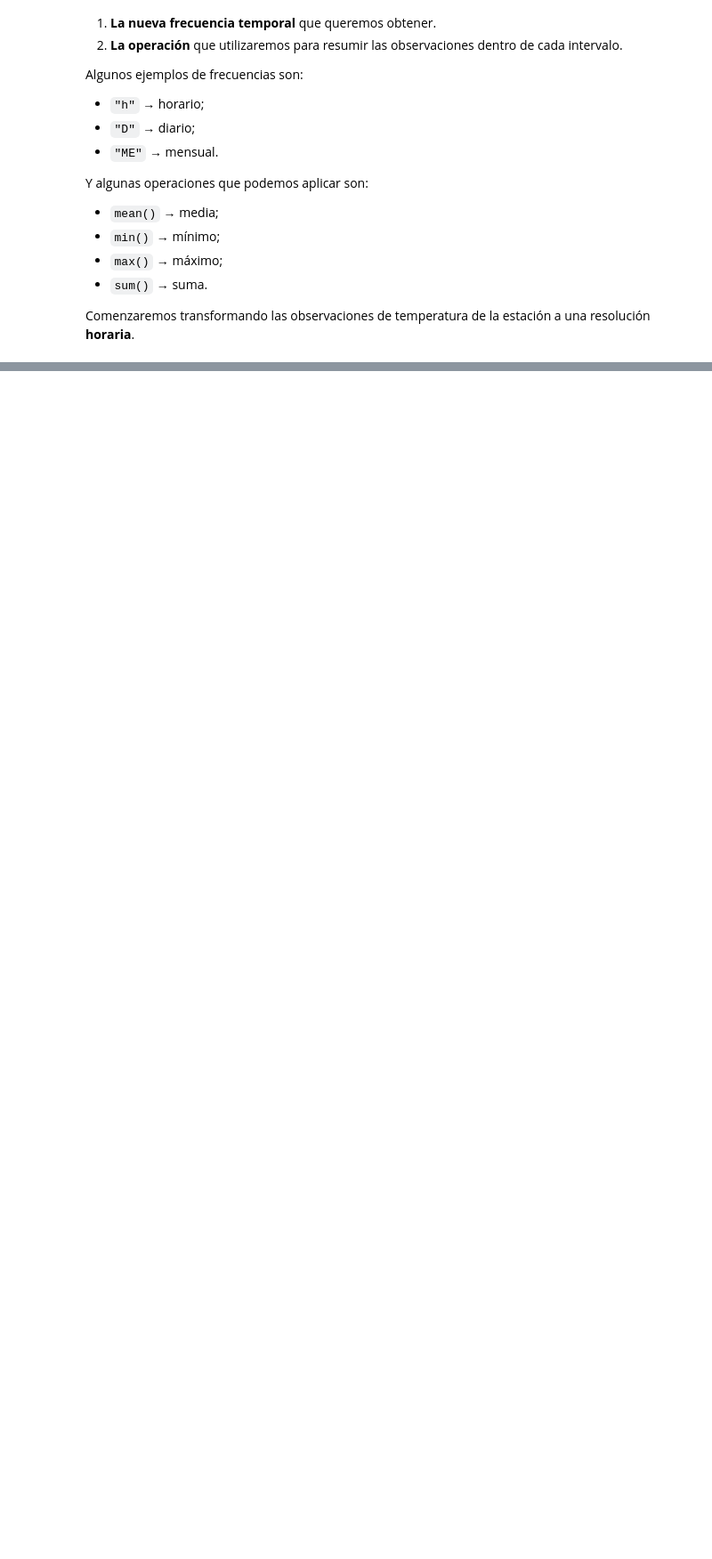
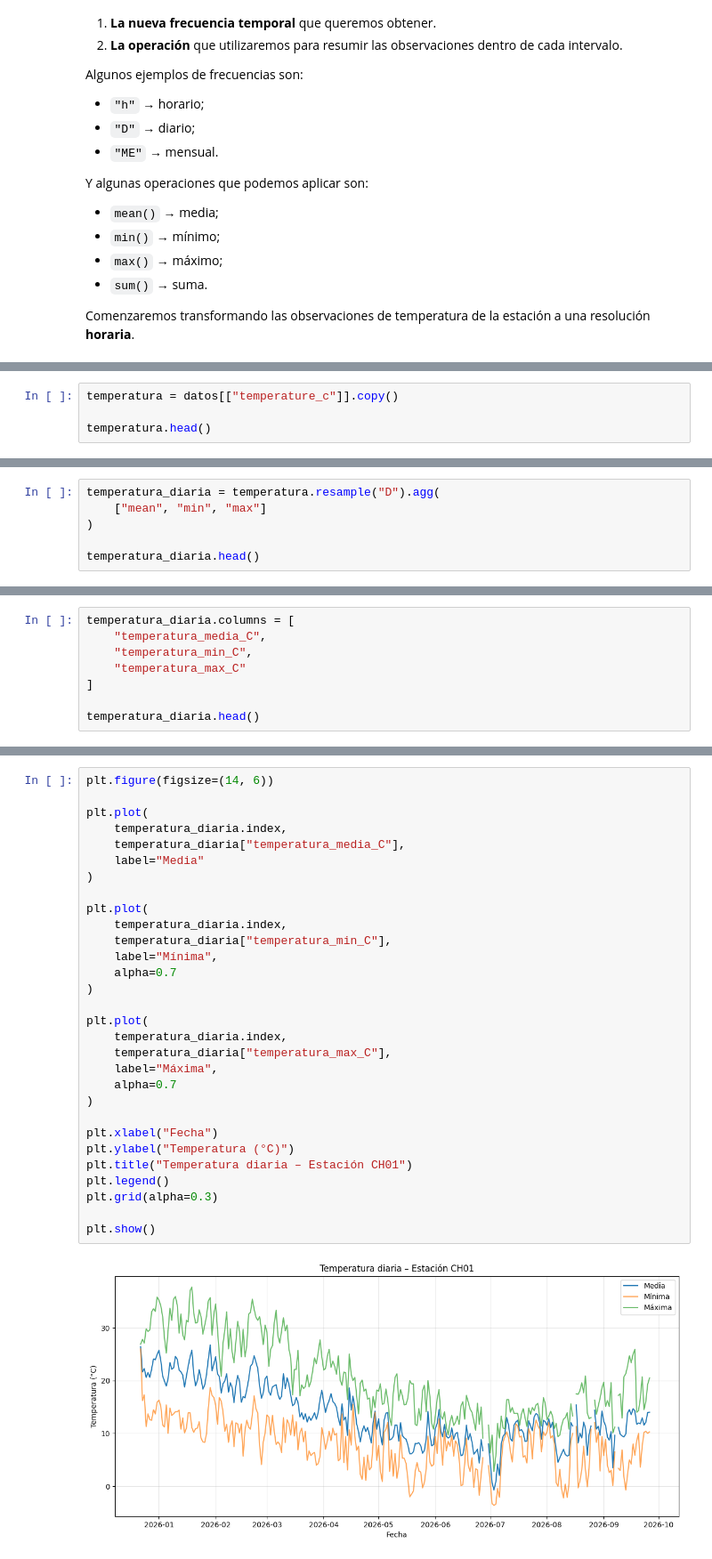
Before and after one commit to paulmunozpauta/Curso_Introduccion_Ciencia_Datos, a Jupyter notebook: Notebooks/M02_04_Agregacion_exportacion_datos.ipynb, the cells around one changed output, grey strips where cells are left out. Shown at 89% size. Cells and saved outputs as stored; diff of their text form; blank space fills up the shorter version.

```diff
--- a/Notebooks/M02_04_Agregacion_exportacion_datos.ipynb
+++ b/Notebooks/M02_04_Agregacion_exportacion_datos.ipynb
@@ -581,0 +590,4 @@ Comenzaremos transformando las observaciones de temperatura de la estación a un
+# %%
+temperatura = datos[["temperature_c"]].copy()
+
+temperatura.head()
@@ -581,0 +683,6 @@ Comenzaremos transformando las observaciones de temperatura de la estación a un
+# %%
+temperatura_diaria = temperatura.resample("D").agg(
+    ["mean", "min", "max"]
+)
+
+temperatura_diaria.head()
@@ -581,0 +718,8 @@ Comenzaremos transformando las observaciones de temperatura de la estación a un
+# %%
+temperatura_diaria.columns = [
+    "temperatura_media_C",
+    "temperatura_min_C",
+    "temperatura_max_C"
+]
+
+temperatura_diaria.head()
@@ -581,0 +740,32 @@ Comenzaremos transformando las observaciones de temperatura de la estación a un
+# %%
+plt.figure(figsize=(14, 6))
+
+plt.plot(
+    temperatura_diaria.index,
+    temperatura_diaria["temperatura_media_C"],
+    label="Media"
+)
+
+plt.plot(
+    temperatura_diaria.index,
+    temperatura_diaria["temperatura_min_C"],
+    label="Mínima",
+    alpha=0.7
+)
+
+plt.plot(
+    temperatura_diaria.index,
+    temperatura_diaria["temperatura_max_C"],
+    label="Máxima",
+    alpha=0.7
+)
+
+plt.xlabel("Fecha")
+plt.ylabel("Temperatura (°C)")
+plt.title("Temperatura diaria – Estación CH01")
+plt.legend()
+plt.grid(alpha=0.3)
+
+plt.show()
+# %% [output]
+[figure, added]
```
Also changed, not shown: parts of 12 cells of this notebook.
